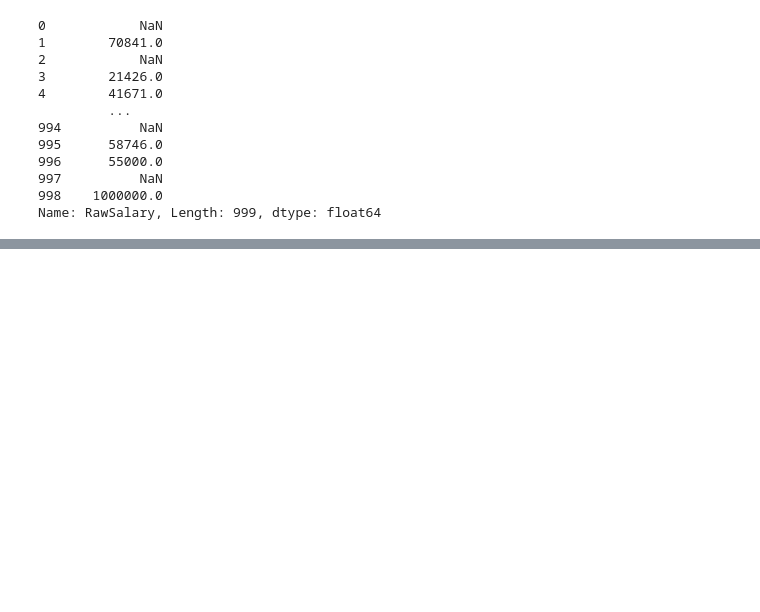
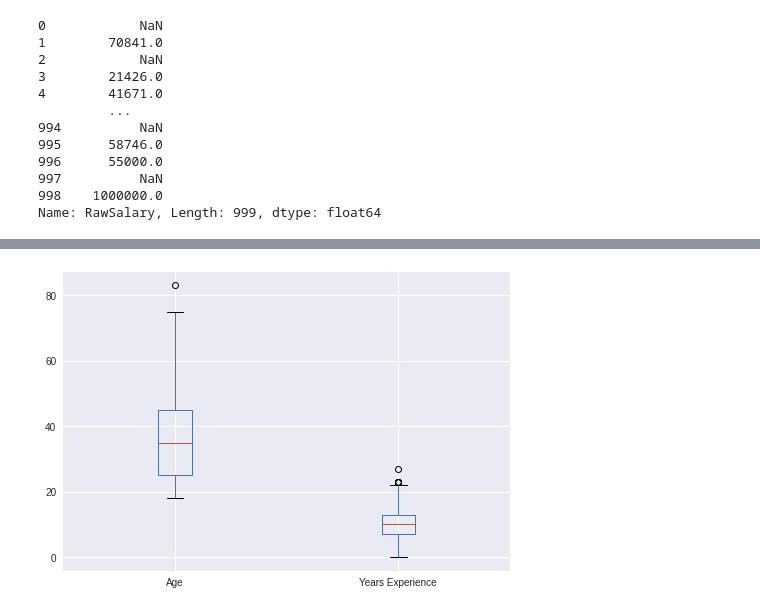
Before and after one commit to thinkerston/DatacampMachineLearningScientist, a Jupyter notebook: 10FeatureEngineeringforMachineLearninginPython/Feature Engineering.ipynb, the cells around one changed output, grey strips where cells are left out. Cells and saved outputs as stored; diff of their text form; code cells hidden in the pictures; blank space fills up the shorter version.

```diff
--- a/10FeatureEngineeringforMachineLearninginPython/Feature Engineering.ipynb
+++ b/10FeatureEngineeringforMachineLearninginPython/Feature Engineering.ipynb
@@ -466,0 +510,6 @@ Name: RawSalary, Length: 999, dtype: float64
+# %%
+# Create a boxplot of two columns
+so_numeric_df[['Age', 'Years Experience']].boxplot()
+plt.show()
+# %% [output]
+[figure, added]
```
Also changed, not shown: parts of 33 cells of this notebook.
